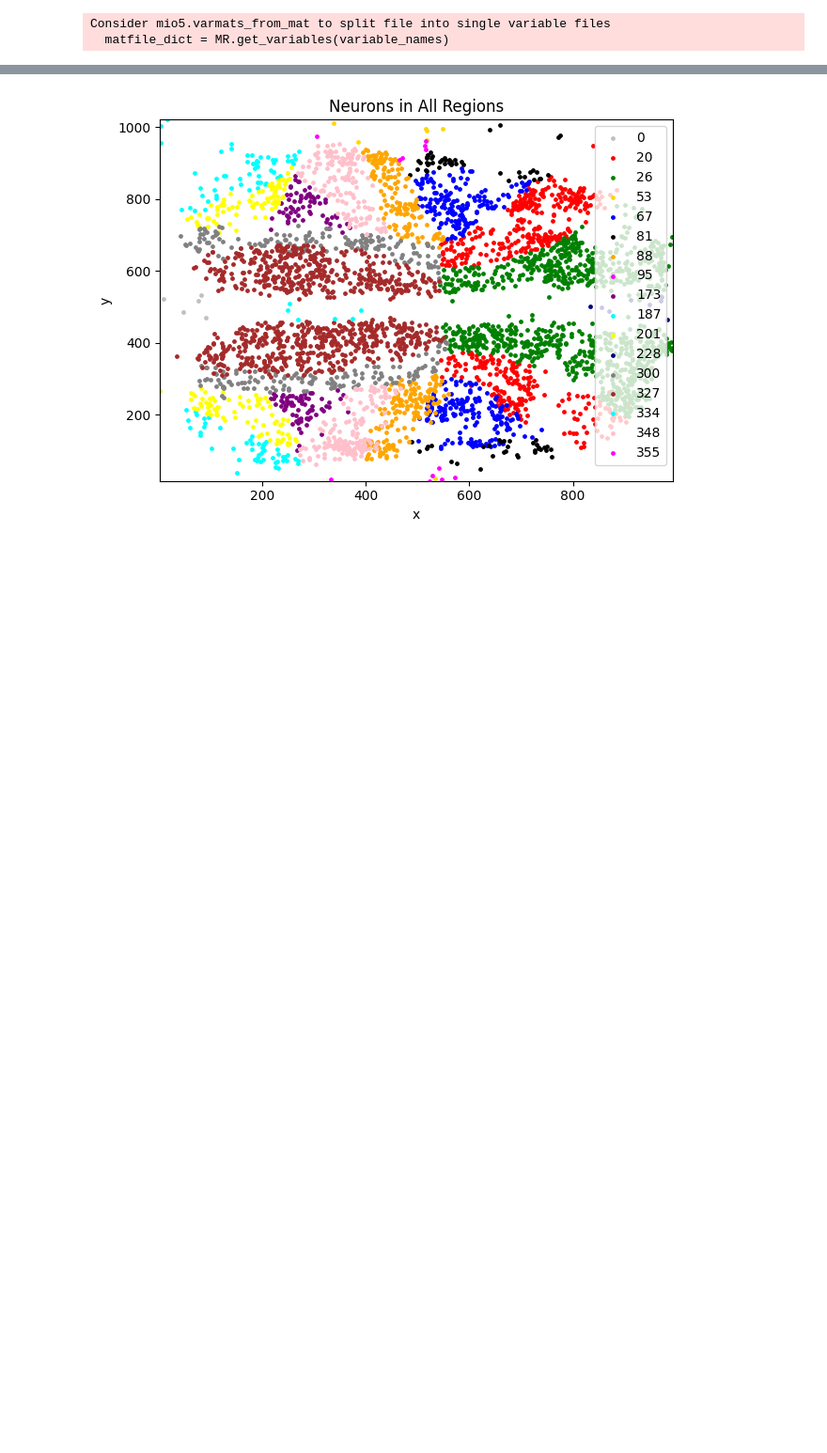
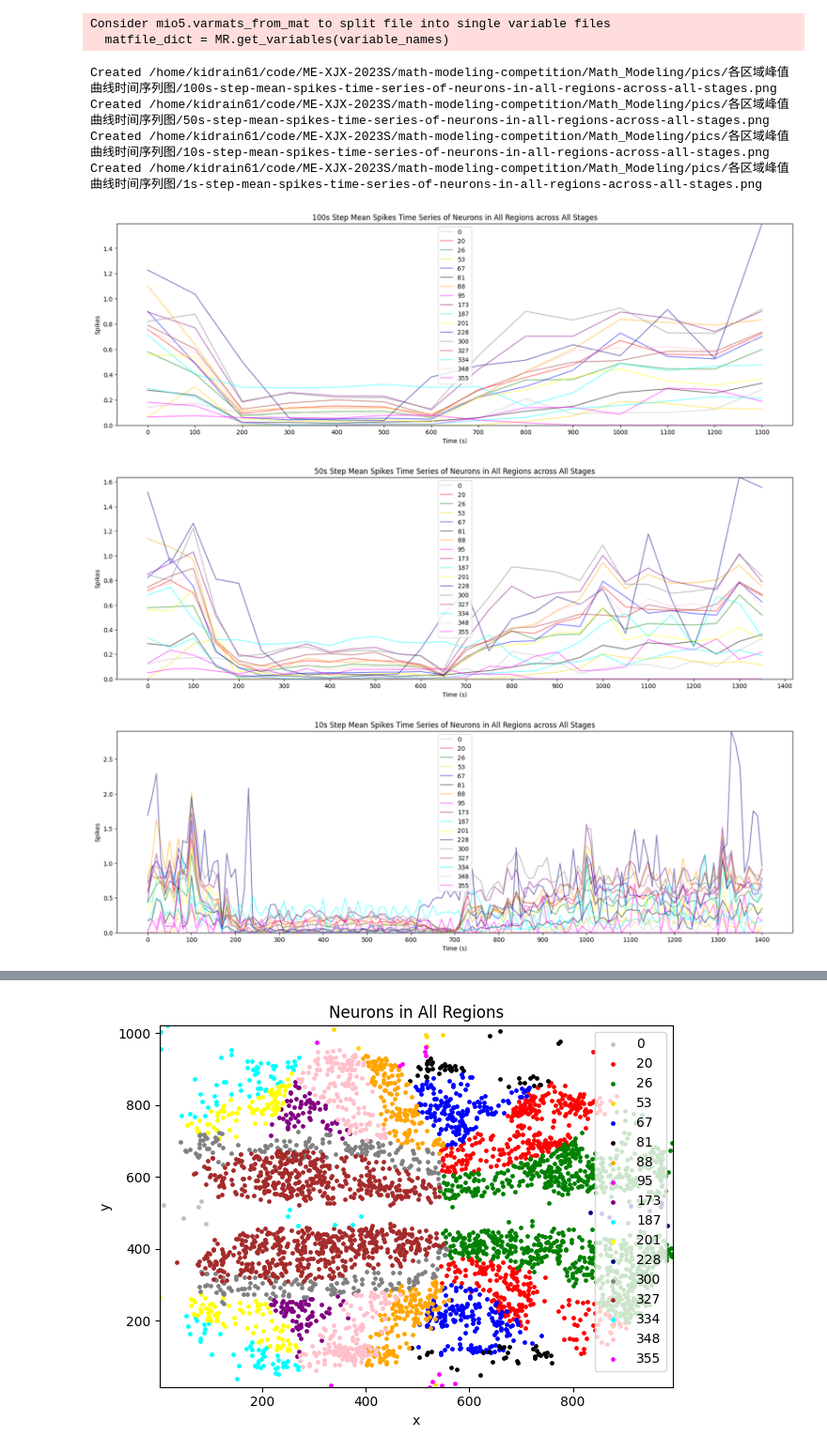
Before and after one commit to zhaochenyang20/Neuro_Modeling, a Jupyter notebook: dev.ipynb, the cells around one changed output, grey strips where cells are left out. Shown at 94% size. Saved outputs shown, nothing was run; the diff lists cells and outputs as text; code cells hidden in the pictures; blank space fills up the shorter version.

Commit message:
pics of step time series

```diff
--- a/dev.ipynb
+++ b/dev.ipynb
@@ -118,7 +125,20 @@ def plot_spikes_time_series(
         plt.savefig(file_path)
         print(f"Created {str(file_path)}")
 # %%
-# plot_spikes_time_series(neu, region_ids=[], save_pic=True)
+# plot_spikes_time_series(neu, region_ids=[], save_pic=False)
+
+steps = [100, 50, 10, 1]
+for step in steps:
+    plot_spikes_time_series(neu, region_ids=[], step=step, save_pic=True)
+
 # for region_id in neu.categories:
 #     plot_spikes_time_series(neu, region_ids=[region_id], save_pic=True)
 #     # break
+# %% [output]
+Created /home/kidrain61/code/ME-XJX-2023S/math-modeling-competition/Math_Modeling/pics/各区域峰值曲线时间序列图/100s-step-mean-spikes-time-series-of-neurons-in-all-regions-across-all-stages.png
+Created /home/kidrain61/code/ME-XJX-2023S/math-modeling-competition/Math_Modeling/pics/各区域峰值曲线时间序列图/50s-step-mean-spikes-time-series-of-neurons-in-all-regions-across-all-stages.png
+Created /home/kidrain61/code/ME-XJX-2023S/math-modeling-competition/Math_Modeling/pics/各区域峰值曲线时间序列图/10s-step-mean-spikes-time-series-of-neurons-in-all-regions-across-all-stages.png
+Created /home/kidrain61/code/ME-XJX-2023S/math-modeling-competition/Math_Modeling/pics/各区域峰值曲线时间序列图/1s-step-mean-spikes-time-series-of-neurons-in-all-regions-across-all-stages.png
+[figure, added]
+[figure, added]
+[figure, added]
```
Also changed, not shown: parts of 4 cells of this notebook, 23 other files.
